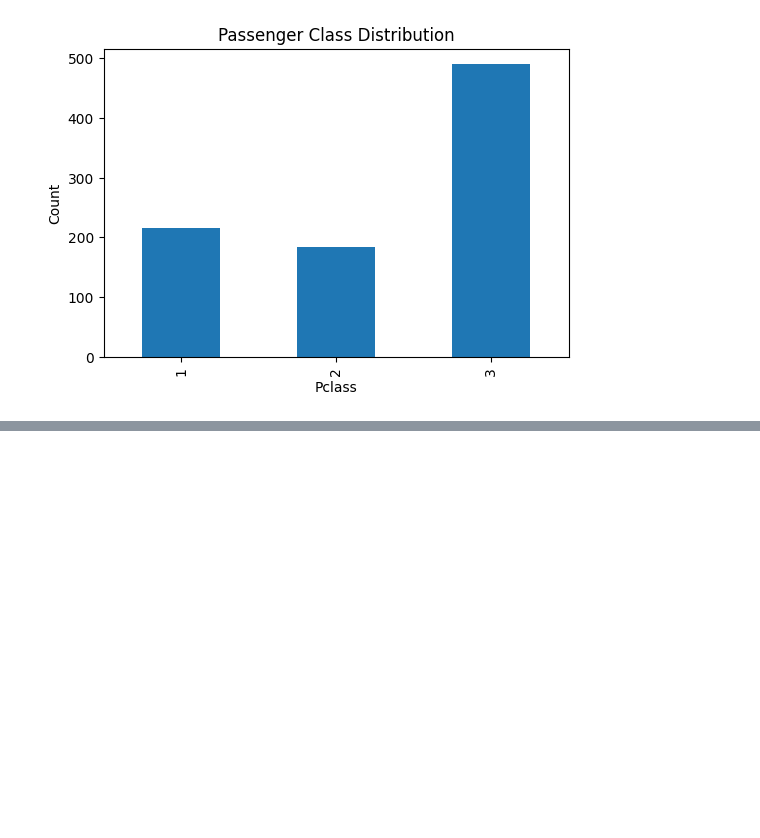
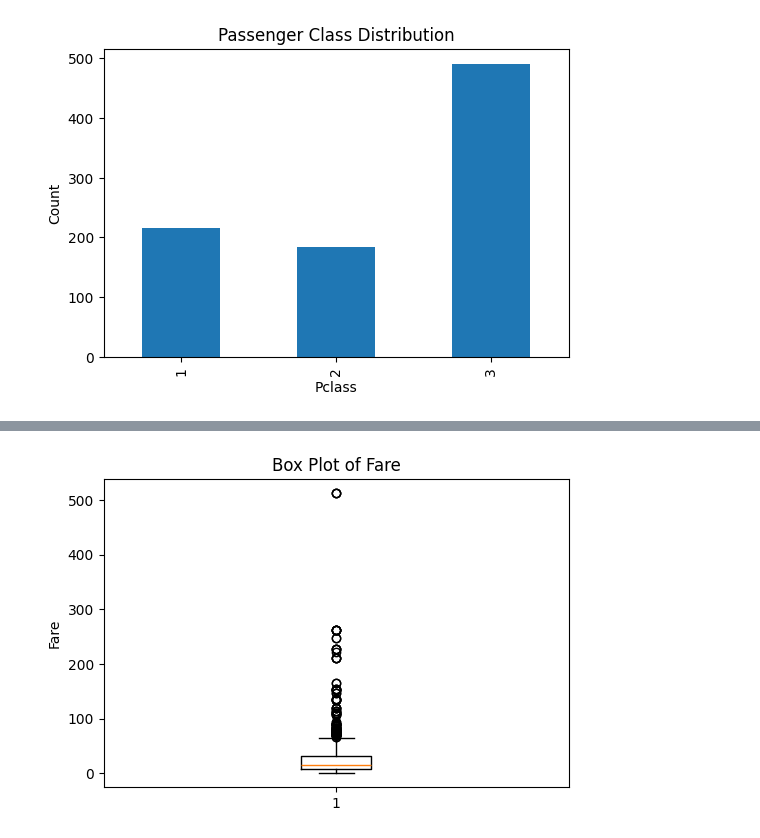
Before and after one commit to Sandesh18-tech/Titanic-Dataset, a Jupyter notebook: ML.ipynb, the cells around one changed output, grey strips where cells are left out. Saved outputs shown, nothing was run; the diff lists cells and outputs as text; code cells hidden in the pictures; blank space fills up the shorter version.

```diff
--- a/ML.ipynb
+++ b/ML.ipynb
@@ -170,0 +181,9 @@ plt.show()
+# %%
+# Box Plot (Fare)
+plt.figure(figsize=(6,4))
+plt.boxplot(df["Fare"].dropna())
+plt.title("Box Plot of Fare")
+plt.ylabel("Fare")
+plt.show()
+# %% [output]
+[figure, added]
```
Also changed, not shown: parts of 3 cells of this notebook.
